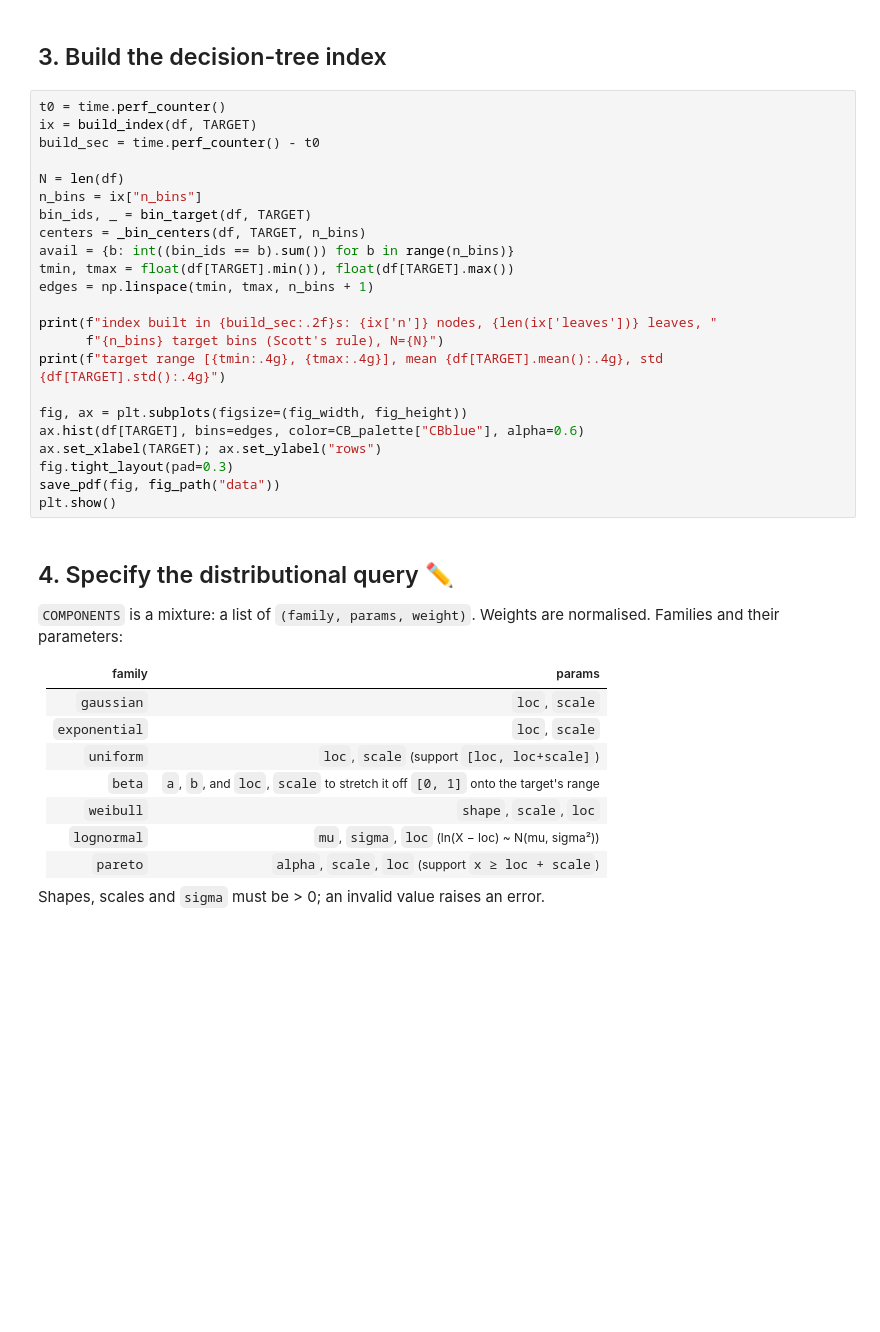
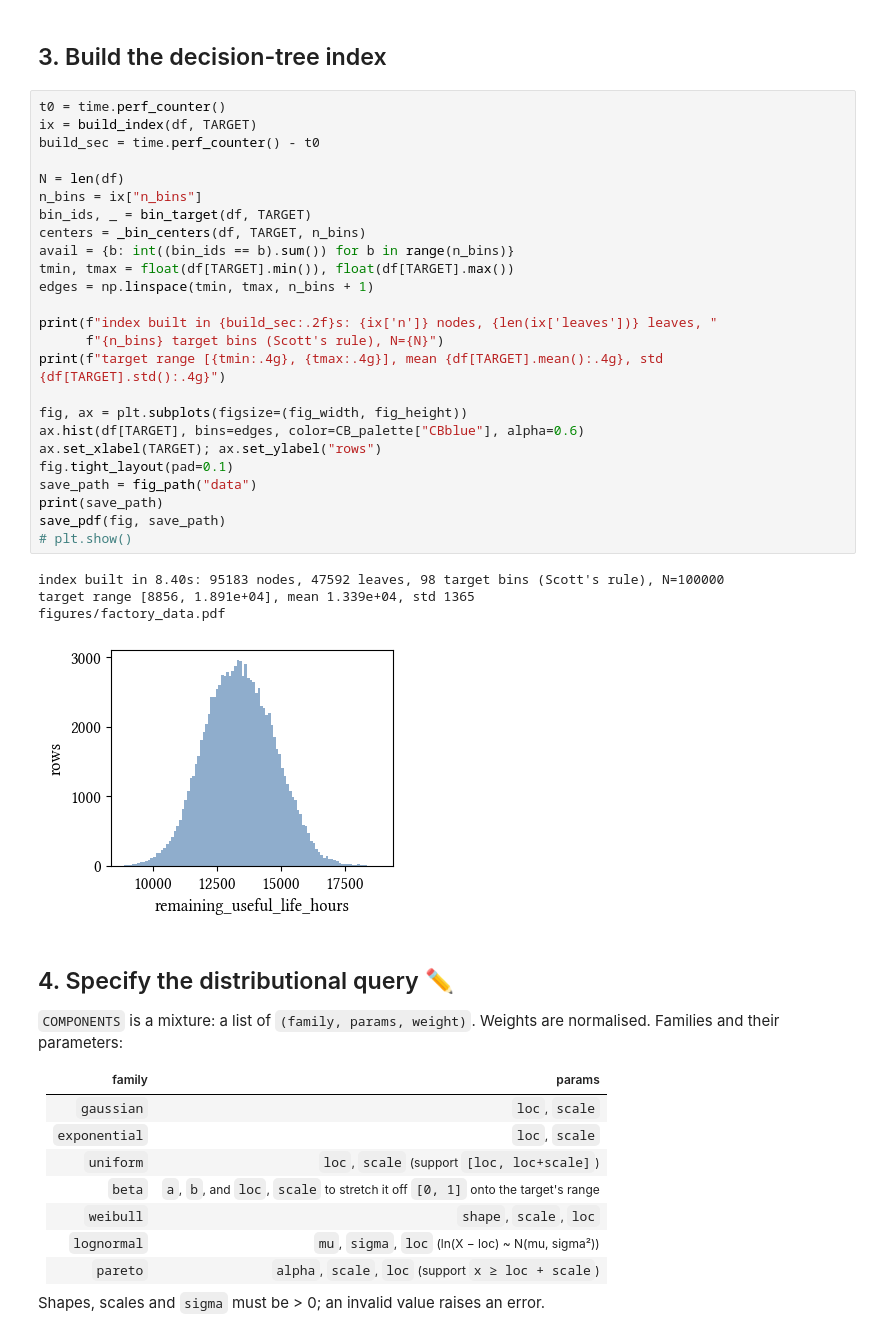
Before and after one commit to DinukaManohara/simiquaero, a Jupyter notebook: case_study_dt.ipynb, the cells around one changed output. Cells and saved outputs as stored; diff of their text form; blank space fills up the shorter version.

```diff
--- a/case_study_dt.ipynb
+++ b/case_study_dt.ipynb
@@ -137,26 +137,33 @@ final shape    : (100000, 64)   -> 63 descriptors
 # %%
 t0 = time.perf_counter()
 ix = build_index(df, TARGET)
 build_sec = time.perf_counter() - t0
 
 N = len(df)
 n_bins = ix["n_bins"]
 bin_ids, _ = bin_target(df, TARGET)
 centers = _bin_centers(df, TARGET, n_bins)
 avail = {b: int((bin_ids == b).sum()) for b in range(n_bins)}
 tmin, tmax = float(df[TARGET].min()), float(df[TARGET].max())
 edges = np.linspace(tmin, tmax, n_bins + 1)
 
 print(f"index built in {build_sec:.2f}s: {ix['n']} nodes, {len(ix['leaves'])} leaves, "
       f"{n_bins} target bins (Scott's rule), N={N}")
 print(f"target range [{tmin:.4g}, {tmax:.4g}], mean {df[TARGET].mean():.4g}, std {df[TARGET].std():.4g}")
 
 fig, ax = plt.subplots(figsize=(fig_width, fig_height))
 ax.hist(df[TARGET], bins=edges, color=CB_palette["CBblue"], alpha=0.6)
 ax.set_xlabel(TARGET); ax.set_ylabel("rows")
-fig.tight_layout(pad=0.3)
-save_pdf(fig, fig_path("data"))
-plt.show()
+fig.tight_layout(pad=0.1)
+save_path = fig_path("data")
+print(save_path)
+save_pdf(fig, save_path)
+# plt.show()
+# %% [output]
+index built in 8.40s: 95183 nodes, 47592 leaves, 98 target bins (Scott's rule), N=100000
+target range [8856, 1.891e+04], mean 1.339e+04, std 1365
+figures/factory_data.pdf
+[figure, added]
 # %% [markdown]
 ## 4. Specify the distributional query ✏️
 
```
Also changed, not shown: parts of 9 cells of this notebook, 2 other files.
